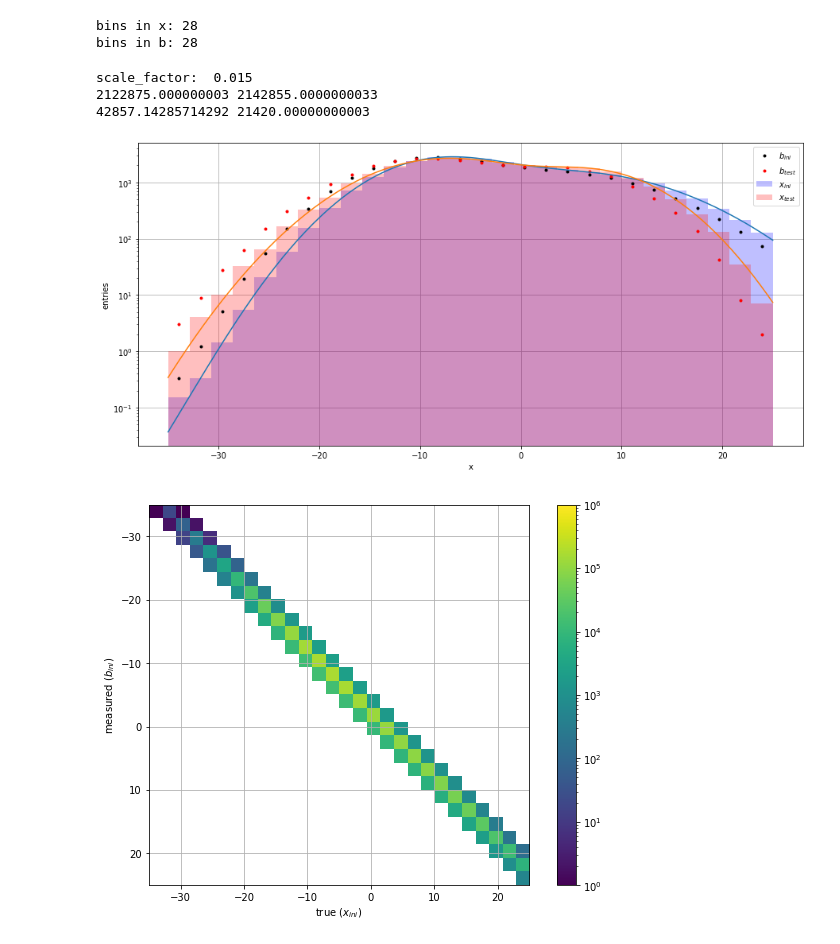
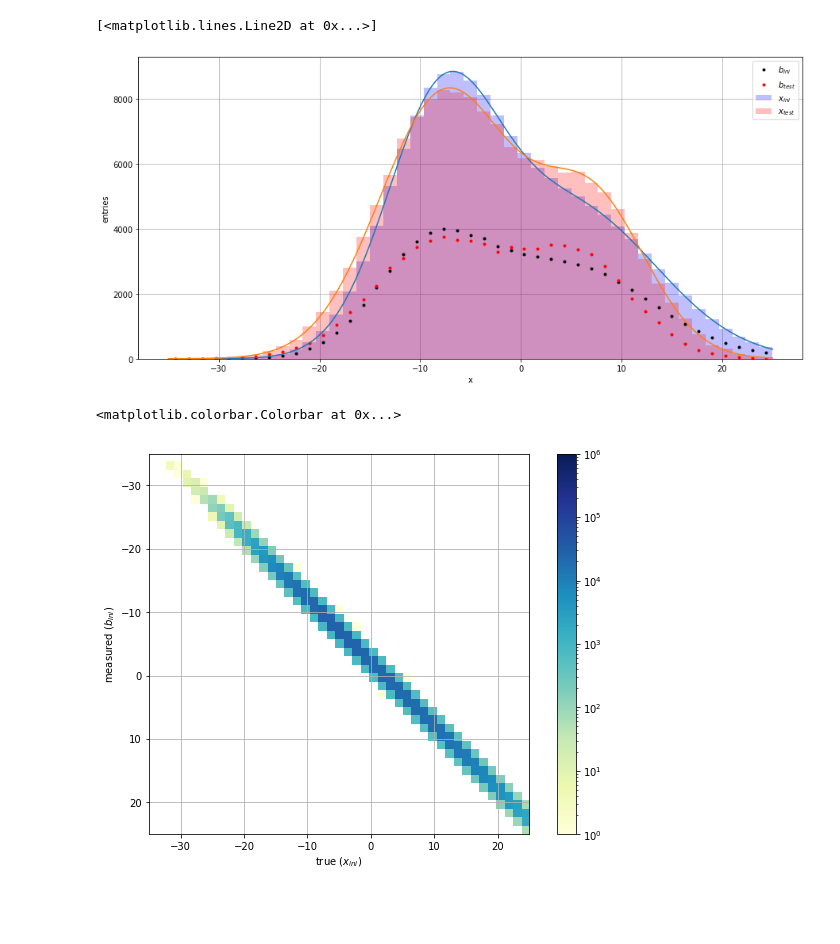
Before and after one commit to dim02/svdUnfold, a Jupyter notebook: svdUnfold.ipynb, the cells around one changed output. Saved outputs shown, nothing was run; the diff lists cells and outputs as text; code cells hidden in the pictures; blank space fills up the shorter version.

Commit message:
Cleanup notebook

```diff
--- a/svdUnfold.ipynb
+++ b/svdUnfold.ipynb
@@ -10,27 +10,16 @@ plt.rcParams['axes.grid'] = True
 plt.rcParams['axes.axisbelow'] = True
 
 exampleProblem = ExampleProblem()
-exampleProblem.set_bins_x_ini(28, -35, 25)
-exampleProblem.set_bins_b_ini(28, -35, 25)
+exampleProblem.set_bins_x_ini(45, -35, 25)
+exampleProblem.set_bins_b_ini(45, -35, 25)
 exampleProblem.setup_example()
-
-print("bins in x:", exampleProblem.n_bins_x)
-#print("bins x: ", exampleProblem.bins_x, "\nbin centers x: ", exampleProblem.bin_centers_x)
-print("bins in b:", exampleProblem.n_bins_b)
-#print("bins b: ", exampleProblem.bins_b, "\nbin centers b: ", exampleProblem.bin_centers_b)
-# %% [output]
-bins in x: 28
-bins in b: 28
 # %%
-#%matplotlib notebook
-
 x_ini_gen = exampleProblem.get_initial_MC()
 x_ini = np.histogram(x_ini_gen, exampleProblem.bins_x)
 x_test_gen = exampleProblem.get_test_distribution()
 x_test = np.histogram(x_test_gen, exampleProblem.bins_x)
 
 scale_factor = len(x_test_gen)/len(x_ini_gen)
-print("scale_factor: ", scale_factor)
 
 b_ini_gen = exampleProblem.get_initial_MC_data()
 b_ini = np.histogram(b_ini_gen, exampleProblem.bins_b)
@@ -51,25 +40,20 @@ plt.legend()
 x = np.linspace(exampleProblem.bins_x[0], exampleProblem.bins_x[-1], 1000)
 plt.plot(x, exampleProblem.true_distribution(x)*scale_factor)
 plt.plot(x, exampleProblem.test_distribution(x))
-plt.yscale("log")
-plt.show()
 # %% [output]
-scale_factor:  0.015
-2122875.000000003 2142855.0000000033
-42857.14285714292 21420.00000000003
+[<matplotlib.lines.Line2D at 0x...>]
-[figure, old version]
+[figure, new version]
 # %%
-#%matplotlib notebook
 A = exampleProblem.get_response_matrix()[0].T
 
 plt.figure(figsize=(10, 7))
 
-plt.imshow((A), norm=LogNorm(vmin=1, vmax=1e6), \
+plt.imshow((A), norm=LogNorm(vmin=1, vmax=1e6), cmap="YlGnBu",\
            extent=[exampleProblem.bins_x[0], exampleProblem.bins_x[-1],exampleProblem.bins_b[-1],exampleProblem.bins_b[0]])
 plt.xlabel("true ($x_{ini}$)")
 plt.ylabel("measured ($b_{ini}$)")
 plt.colorbar()
-plt.show()
 # %% [output]
+<matplotlib.colorbar.Colorbar at 0x...>
-[figure, old version]
+[figure, new version]
 # %%
```
Also changed, not shown: parts of 5 cells of this notebook.
